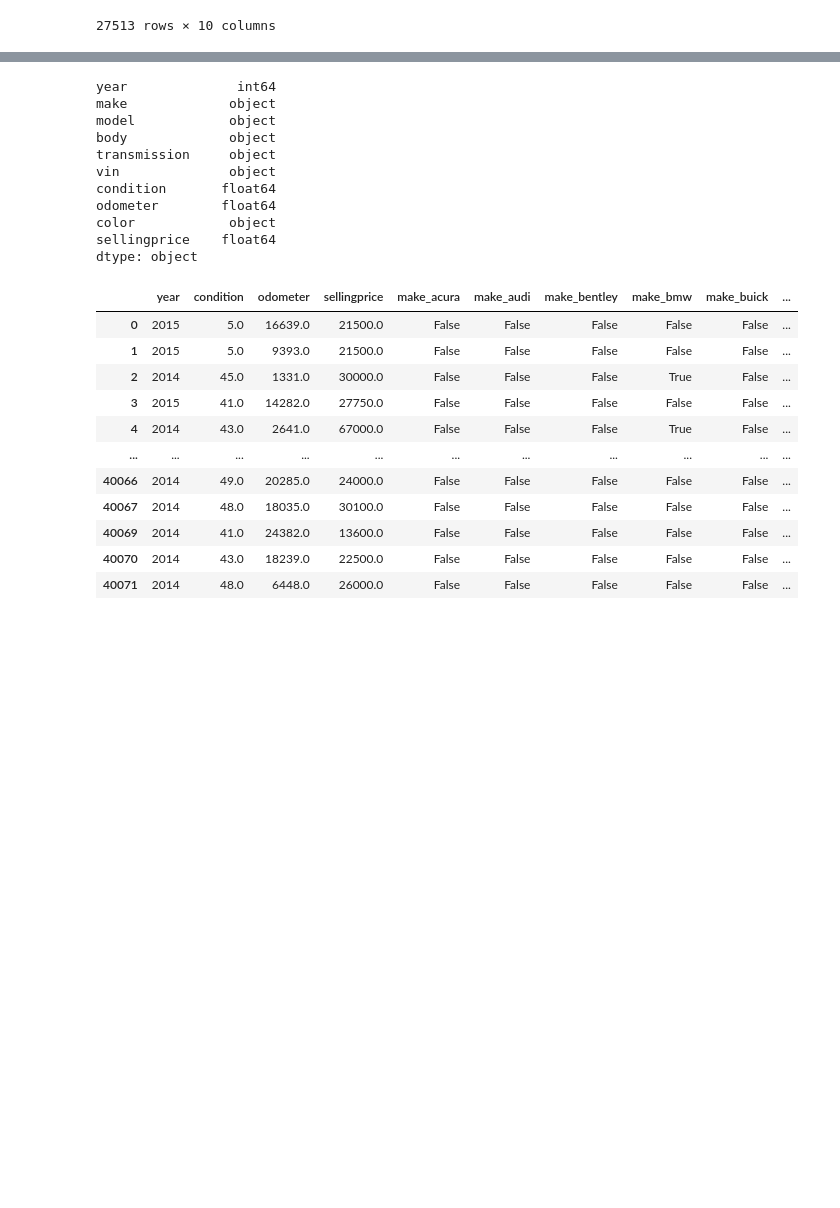
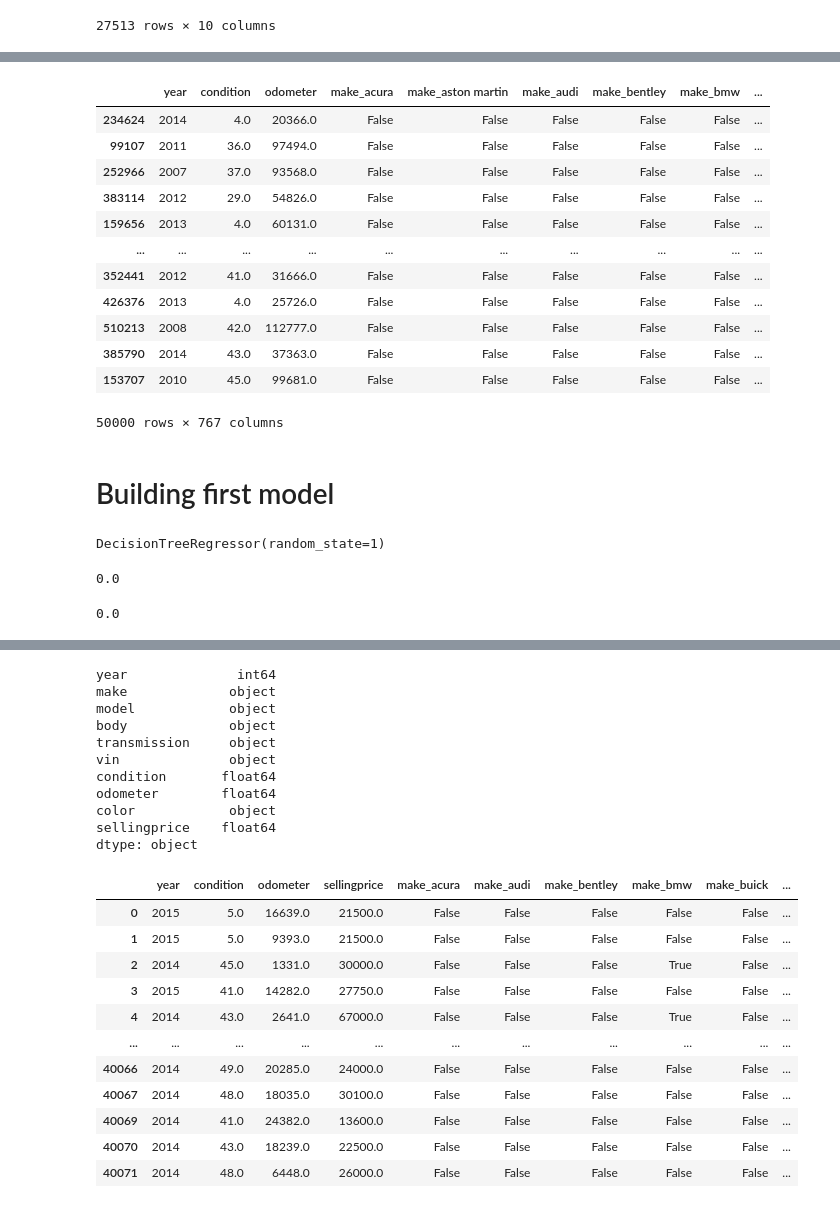
Before and after one commit to Mikaelow/Kaggle, a Jupyter notebook: car_predicting_price.ipynb, the cells around one changed output, grey strips where cells are left out. Drawn from its saved outputs; the diff is of its cells as text; code cells hidden in the pictures; blank space fills up the shorter version.

```diff
--- a/car_predicting_price.ipynb
+++ b/car_predicting_price.ipynb
@@ -41,0 +108,6 @@ cars_formated
+# %%
+features = one_hot_encoded_db.columns
+# spliting to feature data base
+# X = cars_formated[features]
+features = features.drop('sellingprice')
+features
@@ -41,0 +122,21 @@ cars_formated
+# %%
+# spliting to label
+X = one_hot_encoded_db[features]
+y = one_hot_encoded_db['sellingprice']
+X
+# %% [output]
+|  | year | condition | odometer | make_acura | make_aston martin | make_audi | make_bentley | make_bmw | ... |
+| 234624 | 2014 | 4.0 | 20366.0 | False | False | False | False | False | ... |
+| 99107 | 2011 | 36.0 | 97494.0 | False | False | False | False | False | ... |
+| 252966 | 2007 | 37.0 | 93568.0 | False | False | False | False | False | ... |
+| 383114 | 2012 | 29.0 | 54826.0 | False | False | False | False | False | ... |
+| 159656 | 2013 | 4.0 | 60131.0 | False | False | False | False | False | ... |
+| ... | ... | ... | ... | ... | ... | ... | ... | ... | ... |
+| 352441 | 2012 | 41.0 | 31666.0 | False | False | False | False | False | ... |
+| 426376 | 2013 | 4.0 | 25726.0 | False | False | False | False | False | ... |
+| 510213 | 2008 | 42.0 | 112777.0 | False | False | False | False | False | ... |
+| 385790 | 2014 | 43.0 | 37363.0 | False | False | False | False | False | ... |
+| 153707 | 2010 | 45.0 | 99681.0 | False | False | False | False | False | ... |
+50000 rows × 767 columns
+# %% [markdown]
+# Building first model
@@ -41,0 +150,22 @@ cars_formated
+# %%
+# define model. Specify a number for random_state to ensure same results each run
+car_model = DecisionTreeRegressor(random_state=1)
+
+# fit model
+car_model.fit(X, y)
+# %% [output]
+DecisionTreeRegressor(random_state=1)
+# %%
+# predicting price
+pred_car_price = car_model.predict(X)
+# checking mae
+mae_pred = mean_absolute_error(y,pred_car_price)
+mae_pred
+# %% [output]
+0.0
+# %%
+# % of the mean
+mae_pred_proc = (mae_pred/y.mean())*100
+mae_pred_proc
+# %% [output]
+0.0
```
Also changed, not shown: parts of 36 cells of this notebook.
